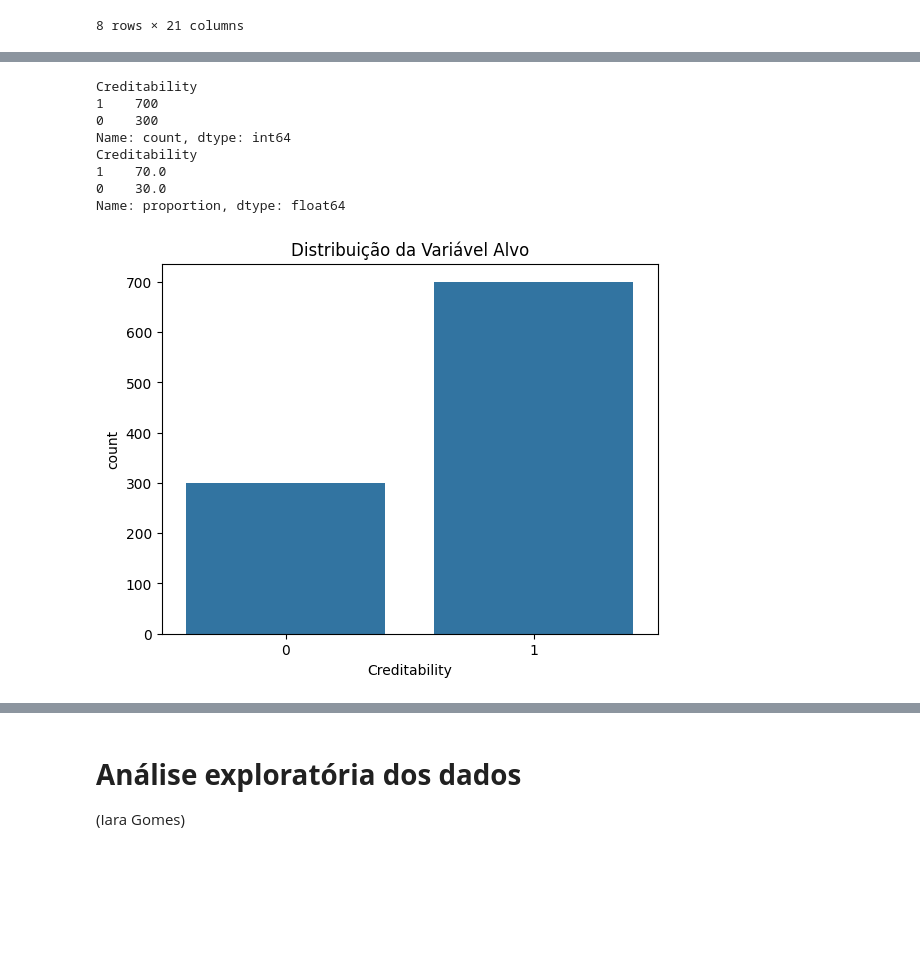
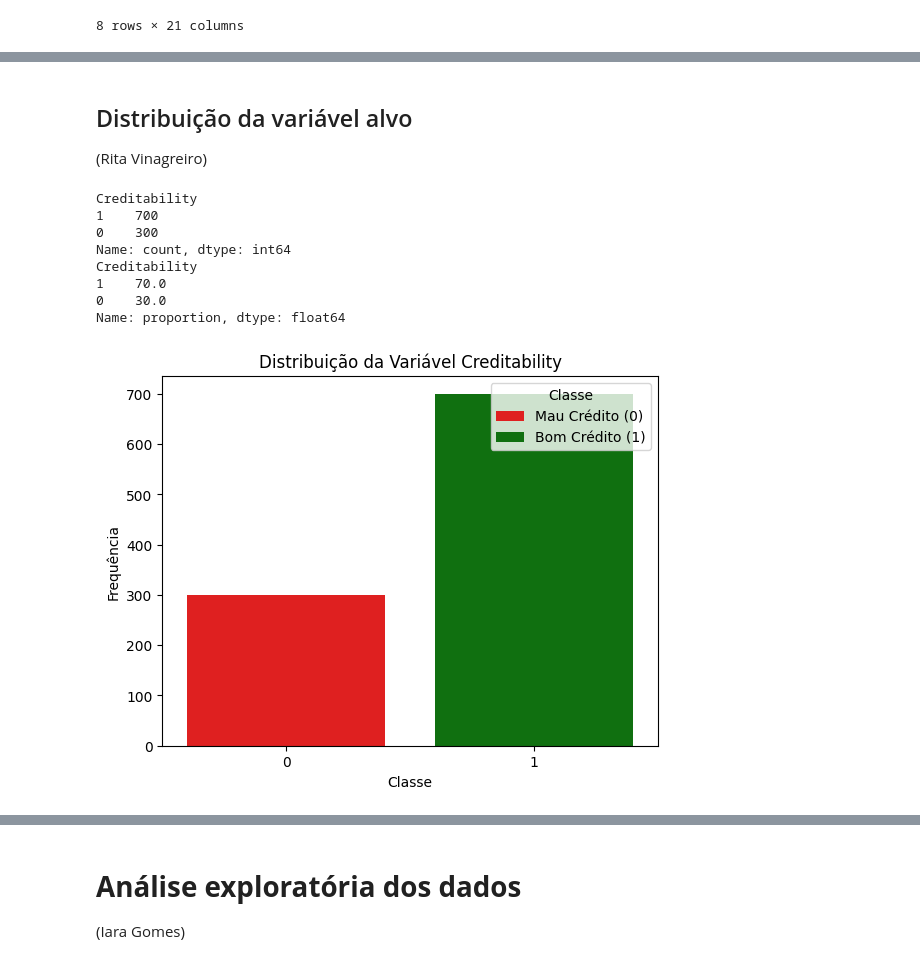
Before and after one commit to ritavinagreiro/projeto-cd-grupo5, a Jupyter notebook: notebooks/1.0_eda_limpeza.ipynb, the cells around one changed output, grey strips where cells are left out. Drawn from its saved outputs; the diff is of its cells as text; code cells hidden in the pictures; blank space fills up the shorter version.

```diff
--- a/notebooks/1.0_eda_limpeza.ipynb
+++ b/notebooks/1.0_eda_limpeza.ipynb
@@ -92,21 +137,45 @@ dtype: int64
+# %% [markdown]
+## Distribuição da variável alvo
+
+(Rita Vinagreiro)
 # %%
 # Contagem da variável alvo
 print(df['Creditability'].value_counts())
 
 # Percentagens
 print(df['Creditability'].value_counts(normalize=True) * 100)
 
-# Gráfico
-sns.countplot(x='Creditability', data=df)
-plt.title('Distribuição da Variável Alvo')
+# Gráfico com cores e legenda
+import matplotlib.pyplot as plt
+import seaborn as sns
+
+sns.countplot(
+    x='Creditability',
+    data=df,
+    hue='Creditability',
+    palette={0: 'red', 1: 'green'},
+    legend=False
+)
+
+plt.title('Distribuição da Variável Creditability')
+plt.xlabel('Classe')
+plt.ylabel('Frequência')
+
+# Legenda lateral manual
+plt.legend(
+    title='Classe',
+    labels=['Mau Crédito (0)', 'Bom Crédito (1)'],
+    loc='upper right'
+)
+
 plt.show()
 # %% [output]
 Creditability
 1    700
 0    300
 Name: count, dtype: int64
 Creditability
 1    70.0
 0    30.0
 Name: proportion, dtype: float64
-[figure, old version]
+[figure, new version]
```
Also changed, not shown: parts of 37 cells of this notebook.
